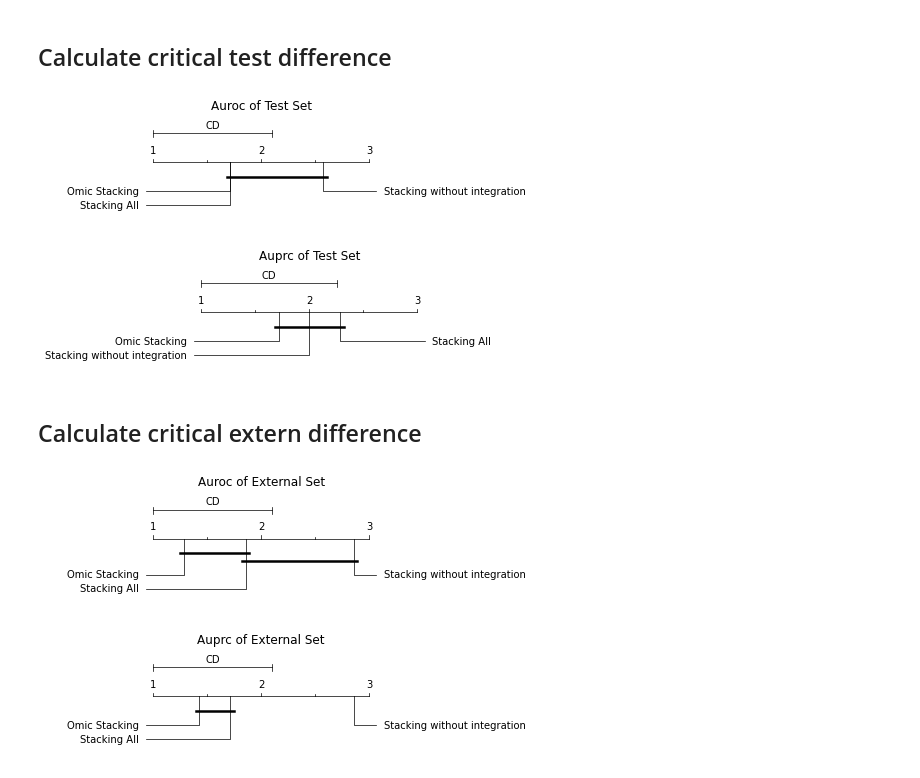
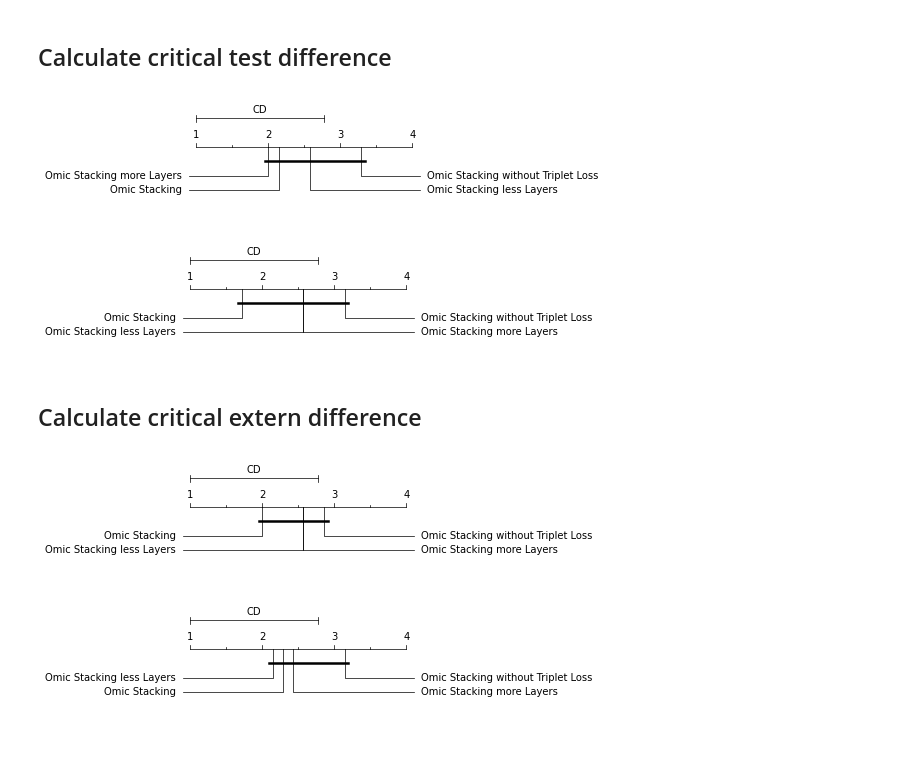
Before and after one commit to thauptmann/Multi-Omics-Analysis, a Jupyter notebook: notebooks/critical_difference_ablation.ipynb, the cells around one changed output. Saved outputs shown, nothing was run; the diff lists cells and outputs as text; code cells hidden in the pictures; blank space fills up the shorter version.

```diff
--- a/notebooks/critical_difference_ablation.ipynb
+++ b/notebooks/critical_difference_ablation.ipynb
@@ -21,7 +21,7 @@ auroc_result_dataframe = pd.DataFrame(columns=auroc_columns)
 auprc_result_dataframe = pd.DataFrame(columns=auprc_columns)
 result_path_stacking = Path('..', 'results', 'stacking')
 result_paths = [result_path_stacking]
-method_folder = ['stacking_less', 'stacking_full', 'stacking_single']
+method_folder = ['stacking_less', 'stacking_full', 'stacking_single', 'stacking_without_triplet']
 
 for result_path in result_paths:
     drug_paths =  [x for x in result_path.iterdir()]
@@ -56,9 +56,10 @@ for result_path in result_paths:
 # %% [markdown]
 ## Beautify strings
 # %%
-rename_dict = {'stacking_full': 'Stacking All',
+rename_dict = {'stacking_full': 'Omic Stacking more Layers',
                'stacking_less': 'Omic Stacking',
-               'stacking_single': 'Stacking without Integration',
+               'stacking_single': 'Omic Stacking less Layers',
+               'stacking_without_triplet': 'Omic Stacking without Triplet Loss'
 }
 
 auroc_result_dataframe = auroc_result_dataframe.replace(rename_dict)
@@ -80,23 +81,22 @@ auprc_ranking_test = test_auprc_mean_results_df.groupby('Drug').rank(axis=0, asc
 .groupby(['Method']).mean()
 
 number_of_datasets  = 7
+alpha='0.05'
 # %%
 critical_difference = Orange.evaluation.compute_CD(auroc_ranking_test,
-                                                   number_of_datasets, alpha='0.1')
+                                                   number_of_datasets, alpha=alpha)
 Orange.evaluation.graph_ranks(auroc_ranking_test.values.squeeze(), auroc_ranking_test.index,
                               cd=critical_difference, width=6, textspace=1.5)
-plt.title('Auroc of Test Set')
 plt.savefig('critical_difference_test_auroc_ablation.pdf', bbox_inches = "tight")
 # %% [output]
-[figure, old version]
+[figure, new version]
 # %%
-critical_difference = Orange.evaluation.compute_CD(auprc_ranking_test, number_of_datasets, alpha='0.05')
+critical_difference = Orange.evaluation.compute_CD(auprc_ranking_test, number_of_datasets, alpha=alpha)
 Orange.evaluation.graph_ranks(auprc_ranking_test.values.squeeze(), auprc_ranking_test.index,
                               cd=critical_difference, width=6, textspace=1.5)
-plt.title('Auprc of Test Set')
 plt.savefig('critical_difference_test_auprc_ablation.pdf', bbox_inches = "tight")
 # %% [output]
-[figure, old version]
+[figure, new version]
 # %% [markdown]
 ## Calculate critical extern difference
 # %%
@@ -113,20 +113,18 @@ auprc_ranking_extern = extern_auprc_mean_results_df.groupby('Drug').rank(axis=0,
 .groupby(['Method']).mean()
 # %%
 critical_difference = Orange.evaluation.compute_CD(auroc_ranking_extern,
-                                                   number_of_datasets, alpha='0.1')
+                                                   number_of_datasets, alpha=alpha)
 Orange.evaluation.graph_ranks(auroc_ranking_extern.values.squeeze(),
                               auroc_ranking_extern.index,
                               cd=critical_difference, width=6, textspace=1.5)
-plt.title('Auroc of External Set')
 plt.savefig('critical_difference_extern_auroc_ablation.pdf', bbox_inches = "tight")
 # %% [output]
-[figure, old version]
+[figure, new version]
 # %%
-critical_difference = Orange.evaluation.compute_CD(auprc_ranking_extern, number_of_datasets, alpha='0.1')
+critical_difference = Orange.evaluation.compute_CD(auprc_ranking_extern, number_of_datasets, alpha=alpha)
 Orange.evaluation.graph_ranks(auprc_ranking_extern.values.squeeze(),
                               auprc_ranking_extern.index, cd=critical_difference, \
                               width=6, textspace=1.5)
-plt.title('Auprc of External Set')
 plt.savefig('critical_difference_extern_auprc_ablation.pdf', bbox_inches = "tight")
 # %% [output]
-[figure, old version]
+[figure, new version]
```
Also changed, not shown: parts of 1 cell of this notebook, 48 other files.
